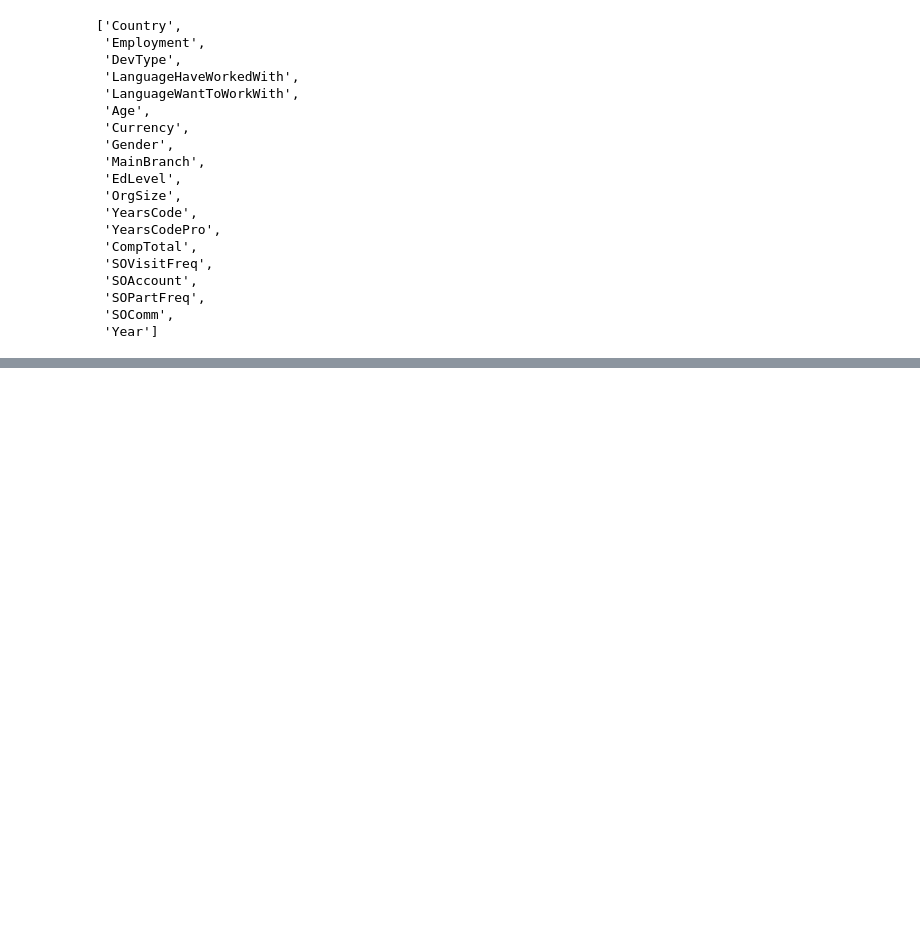
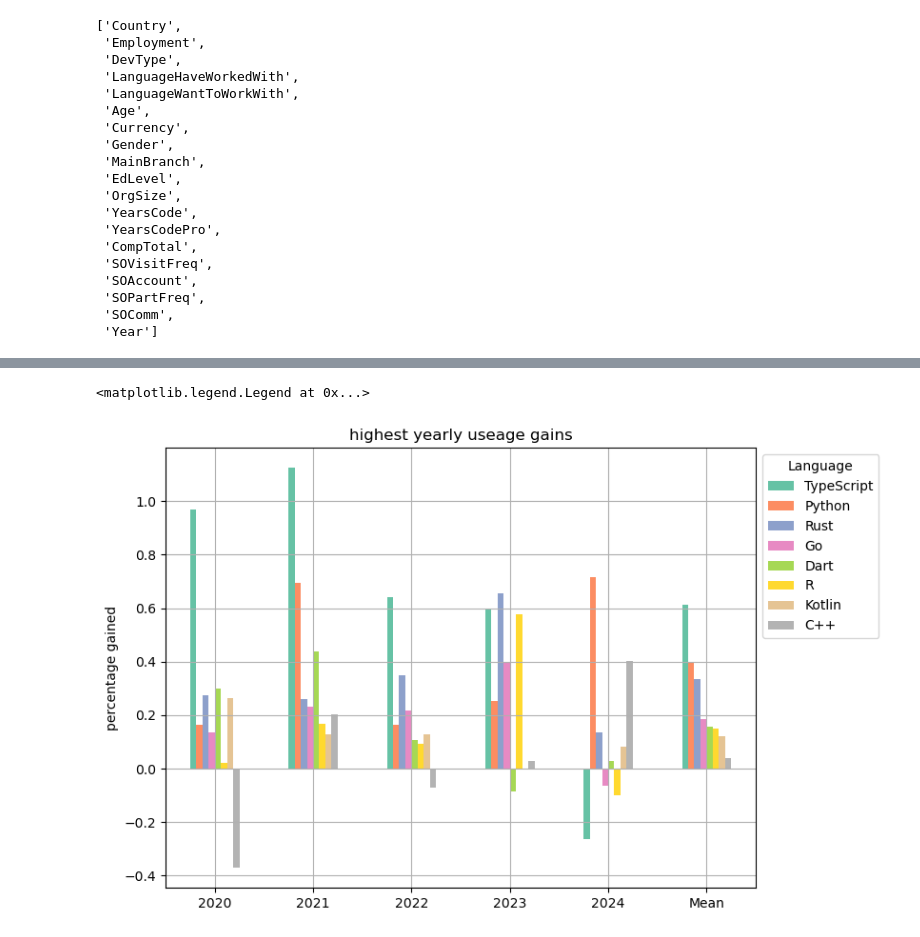
Before and after one commit to AlbertFlatscher/Stackoverflow_Survey_over_Time, a Jupyter notebook: Shifts_in_Programming_Preferences_from_2019_to_2024.ipynb, the cells around one changed output, grey strips where cells are left out. Drawn from its saved outputs; the diff is of its cells as text; code cells hidden in the pictures; blank space fills up the shorter version.

```diff
--- a/Shifts_in_Programming_Preferences_from_2019_to_2024.ipynb
+++ b/Shifts_in_Programming_Preferences_from_2019_to_2024.ipynb
@@ -640,0 +427,30 @@ test.head(20)
+# %%
+# calculate yearly difference
+def calc_yearly_diff(df):
+    '''
+    This function calculates the difference gained / lost of a dataframe in terms of one row (year) to
+    the next and returns it as a dataframe with one row less then the input
+
+    INPUT - df - dataframe to calculate difference from
+
+    OUTPUT -
+            differences_df - dataframe with the difference from each year to the following
+    '''
+    years = df.index
+    differences = []
+    for row_index in range(df.shape[0] - 1):
+
+        difference =   df.iloc[row_index + 1].values.flatten()\
+                     - df.iloc[row_index].values.flatten()
+        differences.append(difference)
+
+    differences_df = pd.DataFrame(differences, columns=df.columns, index=years[1:])
+    differences_df = differences_df.sort_values(by='2020', ascending=False, axis=1)
+
+    return differences_df
+# %%
+# calculate the yearly difference
+diff_ratio_have_worked = calc_yearly_diff(ratio_have_worked)
+# add a row "Total" which contains the sum of all the rows from above
+diff_ratio_have_worked.loc['Mean']= diff_ratio_have_worked.mean(numeric_only=True)
+diff_ratio_have_worked
@@ -640,0 +466,13 @@ test.head(20)
+# %%
+# calculate the biggest gains from 2019 to 2024
+diff_ratio_comp = diff_ratio_have_worked.sum().sort_values(ascending=False)
+# diff_ratio_comp.head(10)
+# store the names of the languages with the highest gains in a list
+language_gain = diff_ratio_comp[:8]
+# diff_ratio_have_worked.iloc[:, :20].plot(kind='bar', figsize=(10, 8), grid=True, colormap='tab20c')
+(diff_ratio_have_worked[language_gain.index]*100).plot(kind='bar', figsize=(8, 6), rot=0,\
+    grid=True, colormap='Set2', ylabel='percentage gained', title='highest yearly useage gains')
+plt.legend(title='Language', bbox_to_anchor=(1.0, 1.0))
+# %% [output]
+<matplotlib.legend.Legend at 0x...>
+[figure, added]
```
Also changed, not shown: parts of 59 cells of this notebook.
